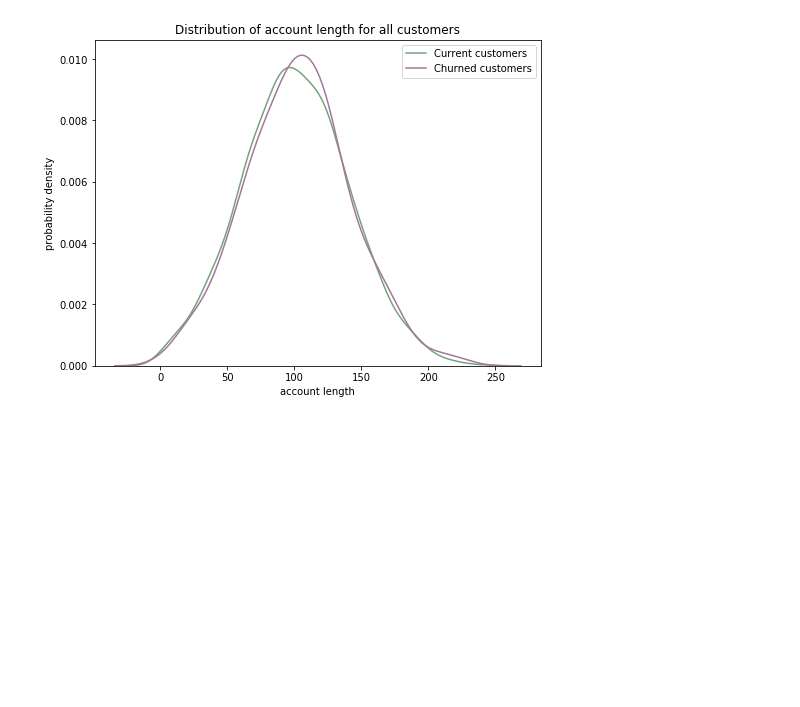
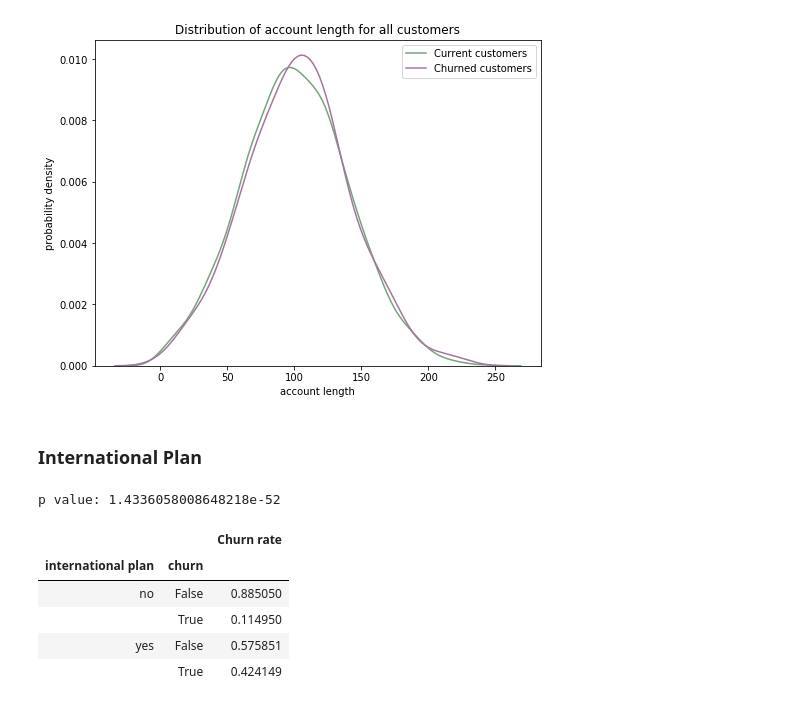
Before and after one commit to LeDorean/churn_analysis, a Jupyter notebook: notebooks/exploratory.ipynb, the cells around one changed output. Drawn from its saved outputs; the diff is of its cells as text; code cells hidden in the pictures; blank space fills up the shorter version.

```diff
--- a/notebooks/exploratory.ipynb
+++ b/notebooks/exploratory.ipynb
@@ -151,3 +151,18 @@ plt.legend()
 plt.show()
 # %% [output]
 [figure]
+# %% [markdown]
+### International Plan
+# %%
+
+from statsmodels.stats.weightstats import ttest_ind
+print('p value:',ttest_ind(df[df['international plan']=='no']['churn'],df[df['international plan']=='yes']['churn'])[1])
+pd.DataFrame(df.groupby('international plan')['churn'].value_counts(normalize=True)).rename(columns={'churn':'Churn rate'})
+# %% [output]
+p value: 1.4336058008648218e-52
+|  |  | Churn rate |
+| international plan | churn |  |
+| no | False | 0.885050 |
+|  | True | 0.114950 |
+| yes | False | 0.575851 |
+|  | True | 0.424149 |
```
Also changed, not shown: parts of 2 cells of this notebook.
